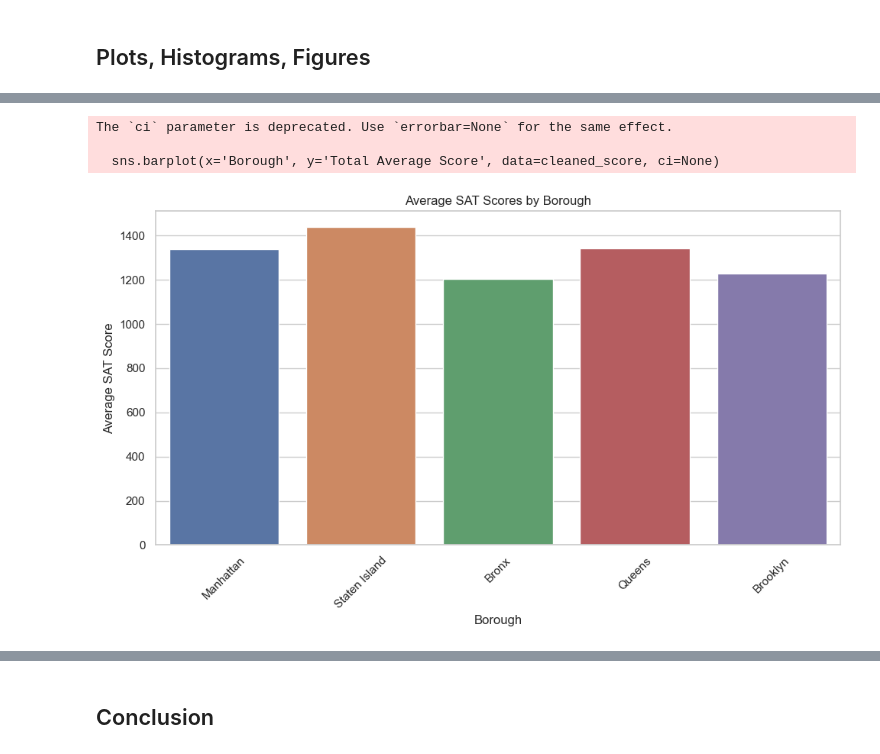
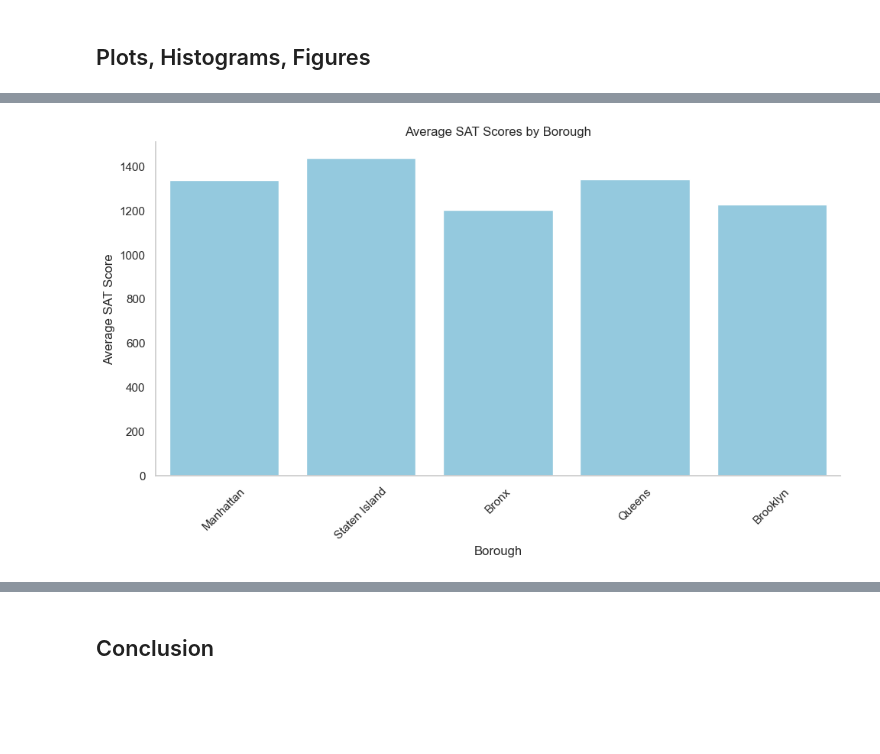
Before and after one commit to ECO225-W2024/project-one-code-hannahyu07, a Jupyter notebook: Project 1 Code.ipynb, the cells around one changed output, grey strips where cells are left out. Saved outputs shown, nothing was run; the diff lists cells and outputs as text; code cells hidden in the pictures; blank space fills up the shorter version.

Commit message:
added lots of new graphs

```diff
--- a/Project 1 Code.ipynb
+++ b/Project 1 Code.ipynb
@@ -327,0 +609,7 @@ plt.show()
+# %%
+# Calculate the number of students for each race
+cleaned_score['White_Students'] = (cleaned_score['White'] * cleaned_score['Student Enrollment']) / 100
+cleaned_score['Black_Students'] = (cleaned_score['Black'] * cleaned_score['Student Enrollment']) / 100
+cleaned_score['Hispanic_Students'] = (cleaned_score['Hispanic'] * cleaned_score['Student Enrollment']) / 100
+cleaned_score['Asian_Students'] = (cleaned_score['Asian'] * cleaned_score['Student Enrollment']) / 100
+cleaned_score['Other_Students'] = (cleaned_score['Other'] * cleaned_score['Student Enrollment']) / 100
@@ -328,14 +671,23 @@ plt.show()
 # %%
+import matplotlib.pyplot as plt
+import seaborn as sns
+
+# Set plot style
+sns.set(style="whitegrid")
+
+# Create bar plot
 plt.figure(figsize=(10, 6))
-sns.barplot(x='Borough', y='Total Average Score', data=cleaned_score, ci=None)
+sns.barplot(x='Borough', y='Total Average Score', data=cleaned_score, errorbar=None, color='skyblue')
 plt.title('Average SAT Scores by Borough')
 plt.xlabel('Borough')
 plt.ylabel('Average SAT Score')
 plt.xticks(rotation=45)
 plt.tight_layout()
+# Remove top and right spines
+plt.gca().spines['top'].set_visible(False)
+plt.gca().spines['right'].set_visible(False)
+# Remove grid
+plt.grid(False)
 plt.show()
 # %% [output]
-The `ci` parameter is deprecated. Use `errorbar=None` for the same effect.
-
-  sns.barplot(x='Borough', y='Total Average Score', data=cleaned_score, ci=None)
-[figure, old version]
+[figure, new version]
```
Also changed, not shown: parts of 29 cells of this notebook.
